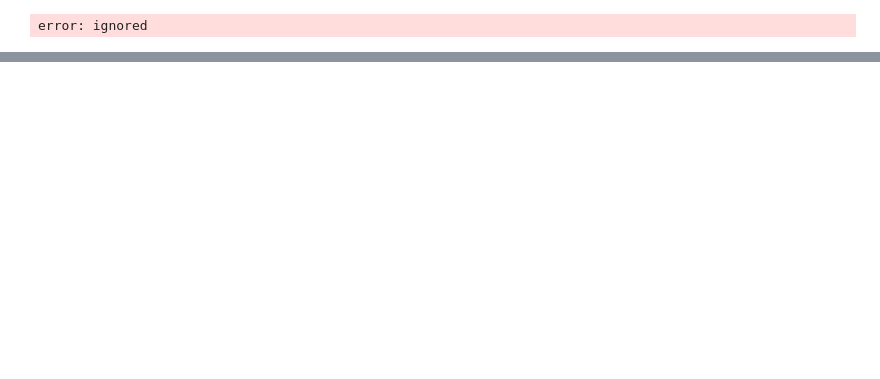
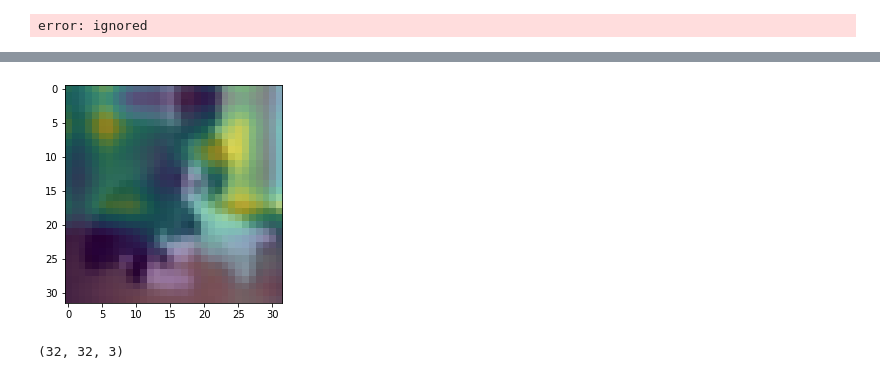
Before and after one commit to sarvan0506/AI, a Jupyter notebook: Assignment9.ipynb, the cells around one changed output, grey strips where cells are left out. Cells and saved outputs as stored; diff of their text form; code cells hidden in the pictures; blank space fills up the shorter version.

```diff
--- a/Assignment9.ipynb
+++ b/Assignment9.ipynb
@@ -312,0 +510,11 @@ conv_layer_output_value.shape
+# %%
+upsample = skim.resize(heatmap, (32,32),preserve_range=True)
+plt.imshow(train_features[128])
+plt.imshow(upsample,alpha=0.5)
+plt.show()
+# %% [output]
+[figure, added]
+# %%
+train_features[126].shape
+# %% [output]
+(32, 32, 3)
```
Also changed, not shown: parts of 29 cells of this notebook.
